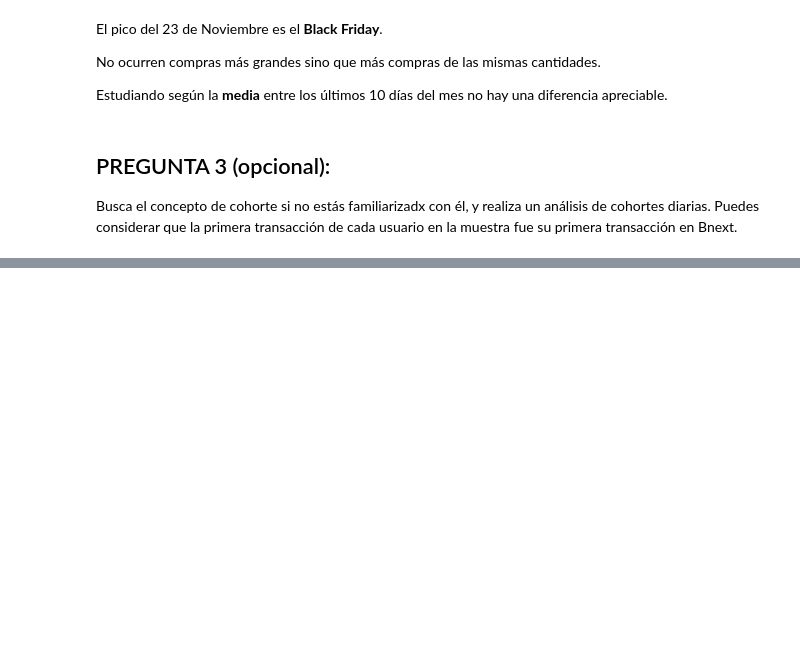
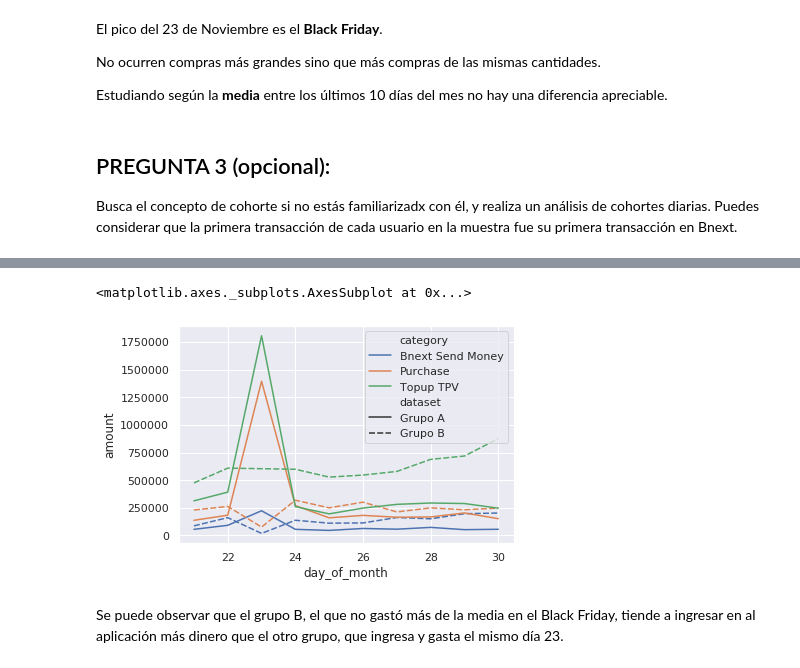
Before and after one commit to albertogcmr/fintech-technical-test, a Jupyter notebook: main.ipynb, the cells around one changed output, grey strips where cells are left out. Drawn from its saved outputs; the diff is of its cells as text; code cells hidden in the pictures; blank space fills up the shorter version.

```diff
--- a/main.ipynb
+++ b/main.ipynb
@@ -295,0 +338,11 @@ df[df['user_id'].isin(usuarios_bf)]
+# %%
+# Ahora unimos ambos gráficos para compararlos
+
+concatenated = pd.concat([df_sum_a.assign(dataset='Grupo A'), df_sum_b.assign(dataset='Grupo B')])
+sns.lineplot(x='day_of_month', y='amount', data=concatenated,
+                hue='category', style='dataset')
+# %% [output]
+<matplotlib.axes._subplots.AxesSubplot at 0x...>
+[figure, added]
+# %% [markdown]
+Se puede observar que el grupo B, el que no gastó más de la media en el Black Friday, tiende a ingresar en al aplicación más dinero que el otro grupo, que ingresa y gasta el mismo día 23.
```
Also changed, not shown: parts of 13 cells of this notebook.
